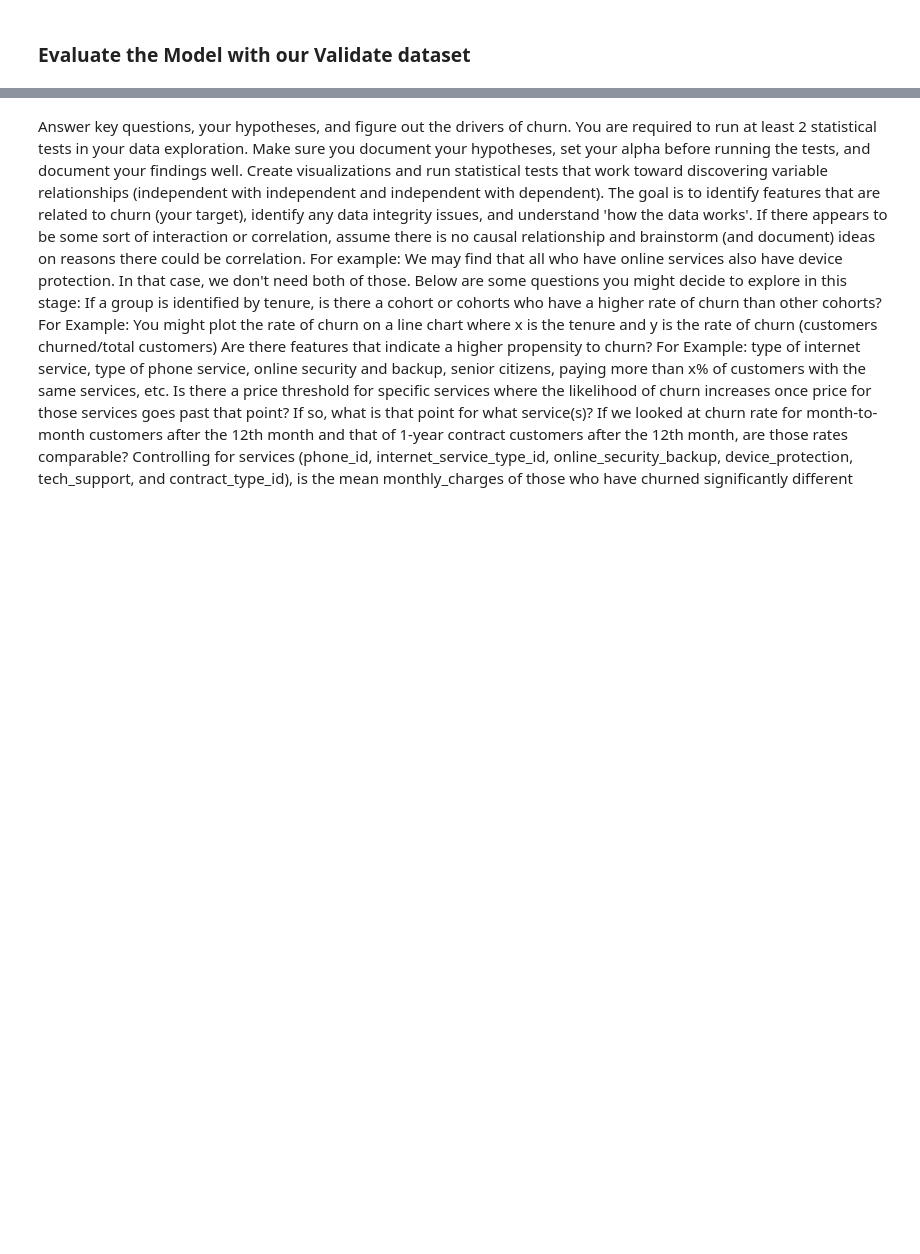
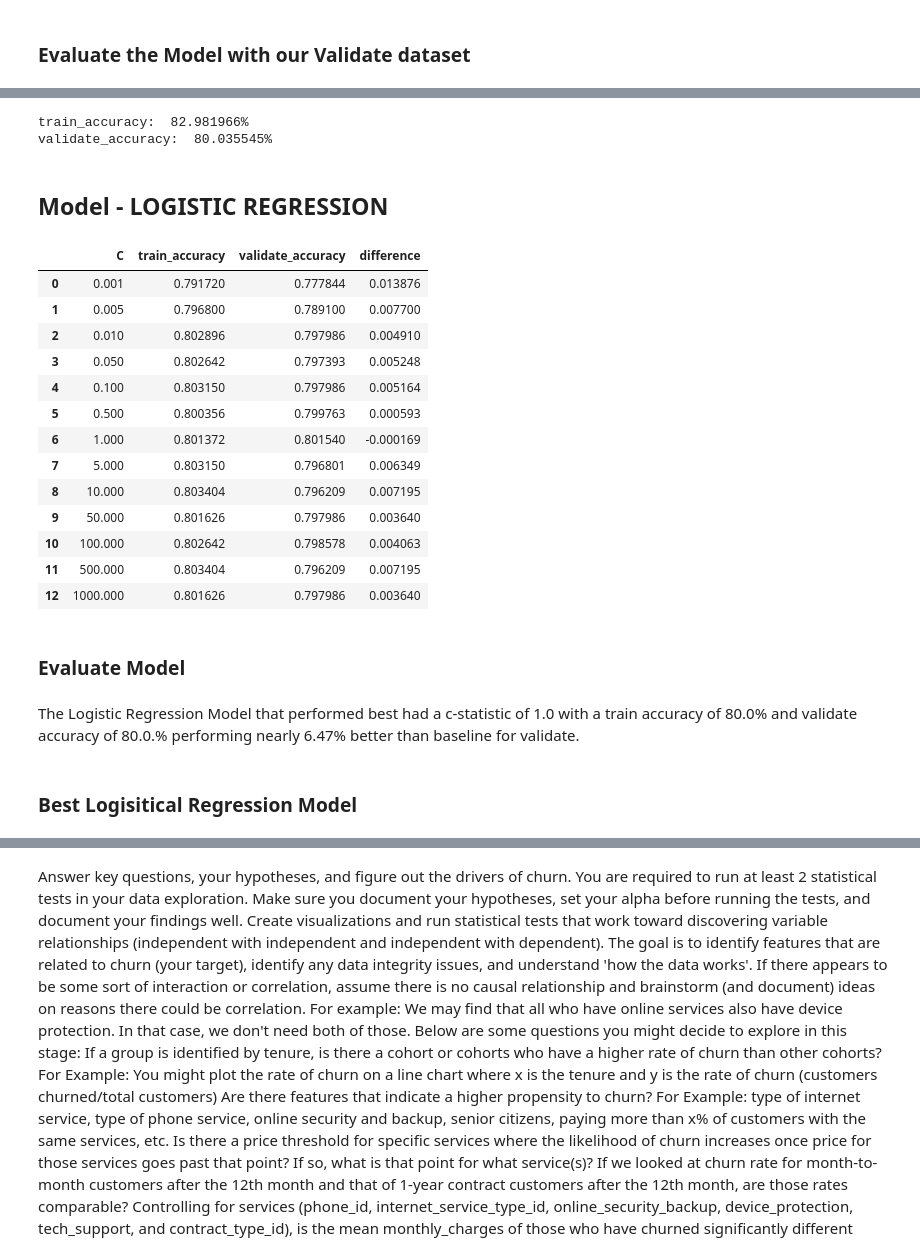
Before and after one commit to rachelrobbinsmayhill/classification-project, a Jupyter notebook: Churn_Work.ipynb, the cells around one changed output, grey strips where cells are left out. Saved outputs shown, nothing was run; the diff lists cells and outputs as text; code cells hidden in the pictures; blank space fills up the shorter version.

```diff
--- a/Churn_Work.ipynb
+++ b/Churn_Work.ipynb
@@ -1160,3 +1346,79 @@ print(f'baseline precision: {baseline_precision:.2%}')
+# %%
+# Evaluate Random Forest model on train & validate set
+
+# define the model setting hyperparameters to values for current loop
+forest = RandomForestClassifier(max_depth=10, min_samples_leaf=10, random_state=123)
+
+# fit the model on train
+forest = forest.fit(X_train, y_train)
+
+# use the model and evaluate performance on train
+train_accuracy = forest.score(X_train, y_train)
+# use the model and evaluate performance on validate
+validate_accuracy = forest.score(X_validate, y_validate)
+
+print(f'train_accuracy: {train_accuracy: 2%}')
+print(f'validate_accuracy: {validate_accuracy: 2%}')
+# %% [output]
+train_accuracy:  82.981966%
+validate_accuracy:  80.035545%
+# %% [markdown]
+## Model - LOGISTIC REGRESSION
+# %%
+# Evaluate Logistic Regression models on train & validate set by looping through different values for c hyperparameter
+
+# create empty list for which to append metrics from each loop
+metrics = []
+
+# create loop for values in list
+for c in [.001, .005, .01, .05, .1, .5, 1, 5, 10, 50, 100, 500, 1000]:
+
+    # define the model setting hyperparameters to values for current loop
+    logit = LogisticRegression(C=c)
+
+    # fit the model on train
+    logit.fit(X_train, y_train)
+
+    # use the model and evaluate performance on train
+    train_accuracy = logit.score(X_train, y_train)
+    # use the model and evaluate performance on validate
+    validate_accuracy = logit.score(X_validate, y_validate)
+
+    # create output of current loop's hyperparameters and accuracy to append to metrics
+    output = {
+        'C': c,
+        'train_accuracy': train_accuracy,
+        'validate_accuracy': validate_accuracy
+    }
+
+    metrics.append(output)
+
+# convert metrics list to a dataframe for easy reading
+df = pd.DataFrame(metrics)
+# add column to assess the difference between train & validate accuracy
+df['difference'] = df.train_accuracy - df.validate_accuracy
+df
+# %% [output]
+|  | C | train_accuracy | validate_accuracy | difference |
+| 0 | 0.001 | 0.791720 | 0.777844 | 0.013876 |
+| 1 | 0.005 | 0.796800 | 0.789100 | 0.007700 |
+| 2 | 0.010 | 0.802896 | 0.797986 | 0.004910 |
+| 3 | 0.050 | 0.802642 | 0.797393 | 0.005248 |
+| 4 | 0.100 | 0.803150 | 0.797986 | 0.005164 |
+| 5 | 0.500 | 0.800356 | 0.799763 | 0.000593 |
+| 6 | 1.000 | 0.801372 | 0.801540 | -0.000169 |
+| 7 | 5.000 | 0.803150 | 0.796801 | 0.006349 |
+| 8 | 10.000 | 0.803404 | 0.796209 | 0.007195 |
+| 9 | 50.000 | 0.801626 | 0.797986 | 0.003640 |
+| 10 | 100.000 | 0.802642 | 0.798578 | 0.004063 |
+| 11 | 500.000 | 0.803404 | 0.796209 | 0.007195 |
+| 12 | 1000.000 | 0.801626 | 0.797986 | 0.003640 |
+# %% [markdown]
+### Evaluate Model
+# %% [markdown]
+The Logistic Regression Model that performed best had a c-statistic of 1.0 with a train accuracy of 80.0% and validate accuracy of 80.0.% performing nearly 6.47% better than baseline for validate.
+# %% [markdown]
+### Best Logisitical Regression Model
 # %%
 model1 = DecisionTreeClassifier(max_depth=2)
 model1.fit(X_train[features], y_train)
```
Also changed, not shown: parts of 89 cells of this notebook, 1 other file.
